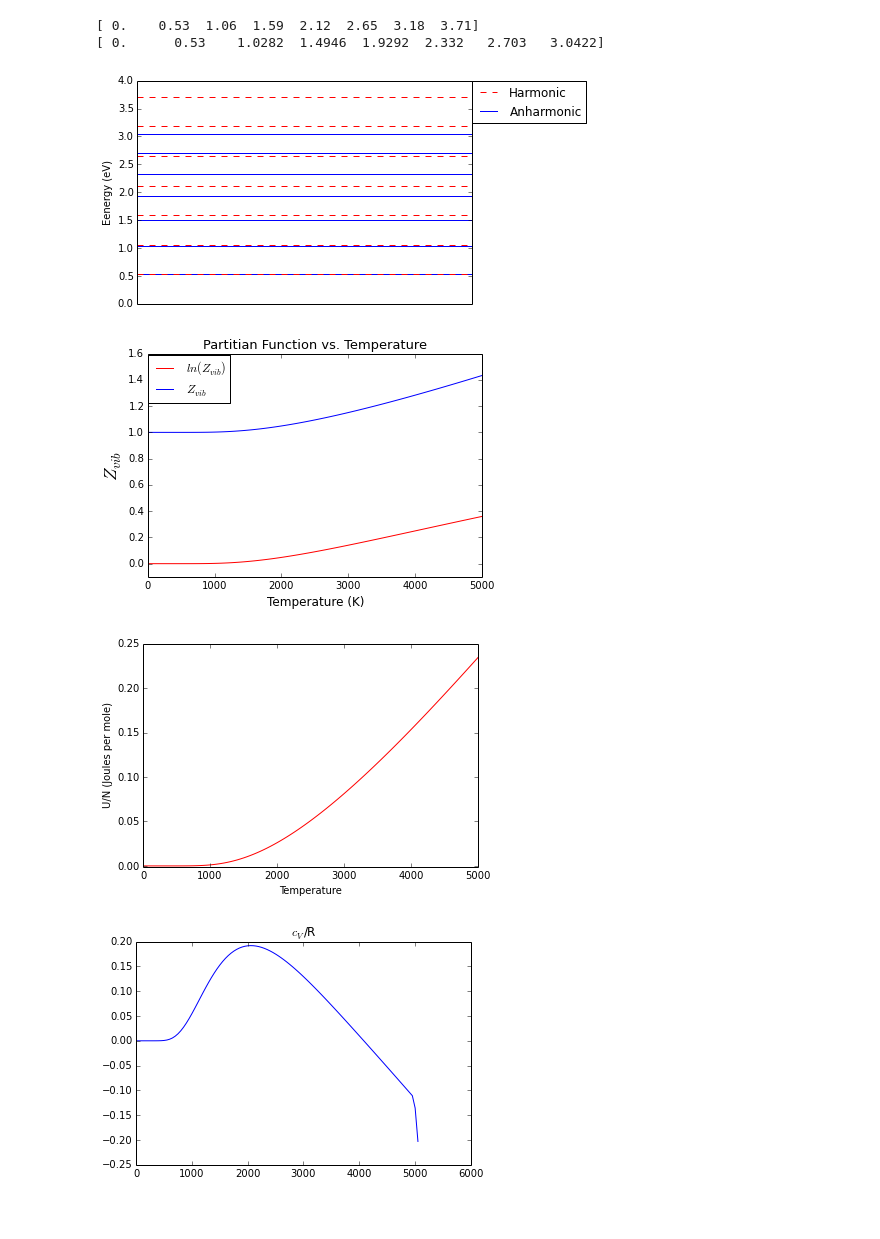
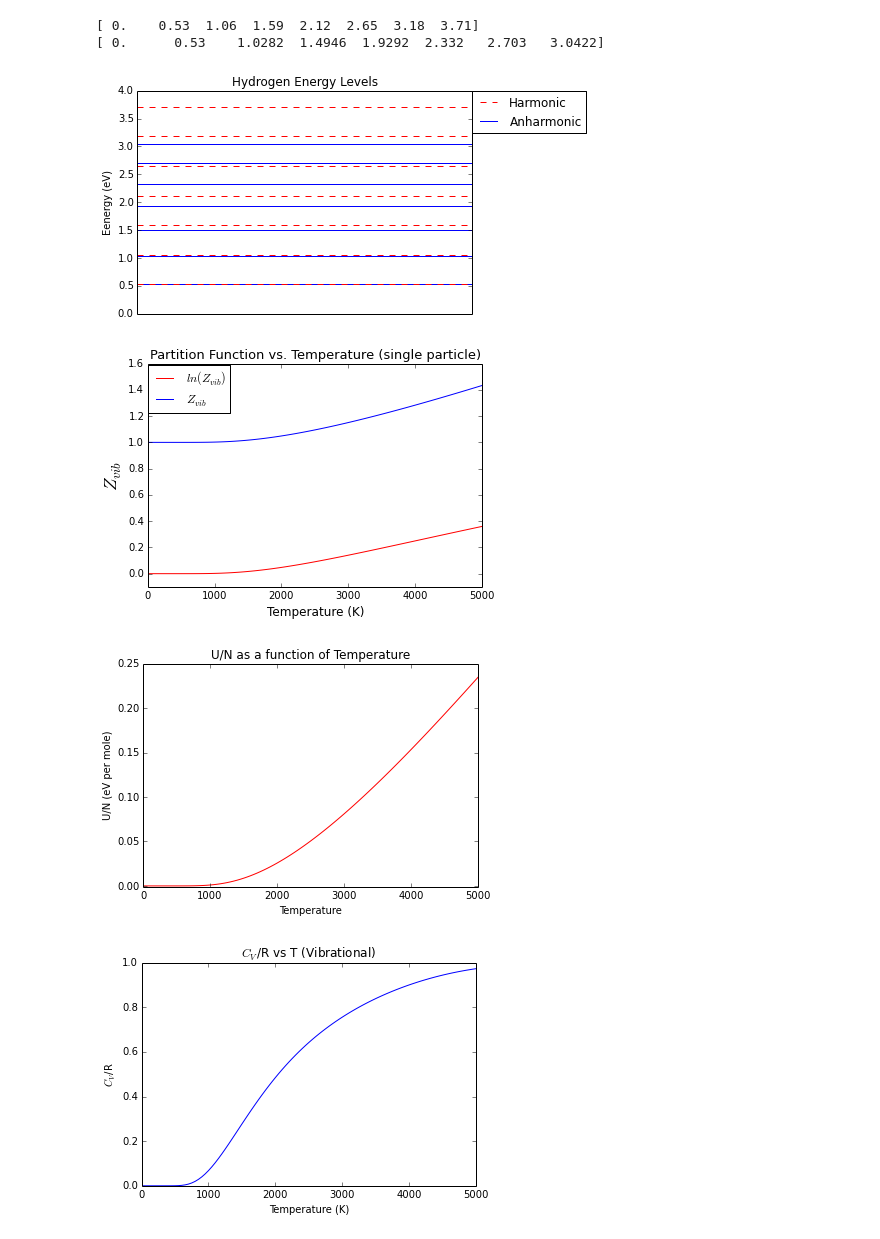
Before and after one commit to abardess/PHYS202-S14, a Jupyter notebook: ThermalCA3.ipynb, the cells around one changed output. Drawn from its saved outputs; the diff is of its cells as text; code cells hidden in the pictures.

```diff
--- a/ThermalCA3.ipynb
+++ b/ThermalCA3.ipynb
@@ -53,12 +57,13 @@ plt.plot(0, 0, '--r', label = 'Harmonic')
 plt.plot(0, 0, 'b', label = 'Anharmonic')
 
 plt.ylabel('Eenergy (eV)')
+plt.title('Hydrogen Energy Levels')
 plt.legend(loc = (1,.81))
 pylab.gca().axes.get_xaxis().set_ticks([])
 
 plt.show()
 # %% [output]
-[figure, old version]
+[figure, new version]
 # %%
 T = np.arange(1.0, 5100.0, 50.0)
 k = 8.6173324*10**-5 #eV/K
@@ -78,21 +83,21 @@ plt.plot(T, Z_vib, label = r'$Z_{vib}$')
 plt.ylim(-.1, 1.6)
 plt.xlim(0, 5000)
 
-plt.title('Partitian Function vs. Temperature', fontsize = 13)
+plt.title('Partition Function vs. Temperature (single particle)', fontsize = 13)
 plt.xlabel('Temperature (K)', fontsize = 12)
 plt.ylabel(r'$Z_{vib}$', fontsize = 18)
 plt.legend(loc = (0, .777))
 
 plt.show()
 # %% [output]
-[figure, old version]
+[figure, new version]
 # %%
 def deriv(x, y, first, last):
     """returns an array of values for the numerical rate of change in x with respect to y;
-    also put in dummy values for the rates of the first and final numbers"""
+    also put in dummy/guess values for the rates of the first and final numbers"""
     delx_dely = [first]
     for i in range(len(x) - 2):
-        delx_dely.append((x[i + 2] - x[i])/(y[i + 2] - y[i]))
+        delx_dely.append((x[i + 1] - x[i])/(y[i + 1] - y[i]))
     delx_dely.append(last)
     return delx_dely
 # %%
@@ -104,21 +109,25 @@ for i in range(len(T)):
 plt.plot(T, U_N, 'r')
 
 plt.xlabel('Temperature')
-plt.ylabel('U/N (Joules per mole)')
+plt.ylabel('U/N (eV per mole)')
+plt.title('U/N as a function of Temperature')
 
 plt.xlim(0, 5000)
 plt.ylim(-.001, .25)
 plt.show()
 # %% [output]
-[figure, old version]
+[figure, new version]
 # %%
 C_Nk = []
-ddZ = deriv(dZ, T, 0, -7.9528350232232185e-09)
+dU_N = deriv(U_N, T, 0.0, 8.4043863252581197e-05)
 for i in range(len(T)):
-    C_Nk.append((T[i]**2) * ddZ[i])
+    C_Nk.append((dU_N[i])/k)
 # %%
 plt.plot(T, C_Nk)
-plt.title(r'$c_V$/R')
+plt.title(r'$C_V$/R vs T (Vibrational)')
+plt.xlabel('Temperature (K)')
+plt.ylabel('$C_V$/R')
+plt.xlim(0, 5000)
 plt.show()
 # %% [output]
-[figure, old version]
+[figure, new version]
```
Also changed, not shown: parts of 21 cells of this notebook.
